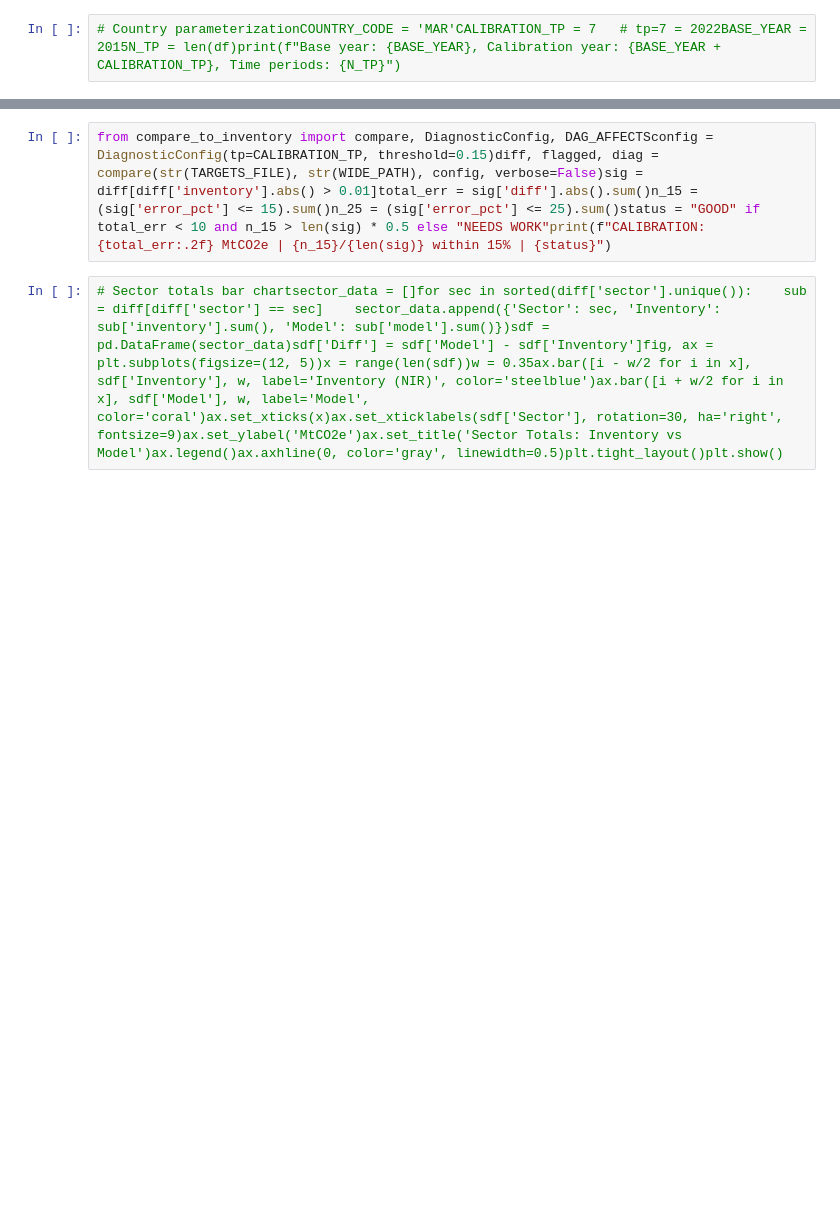
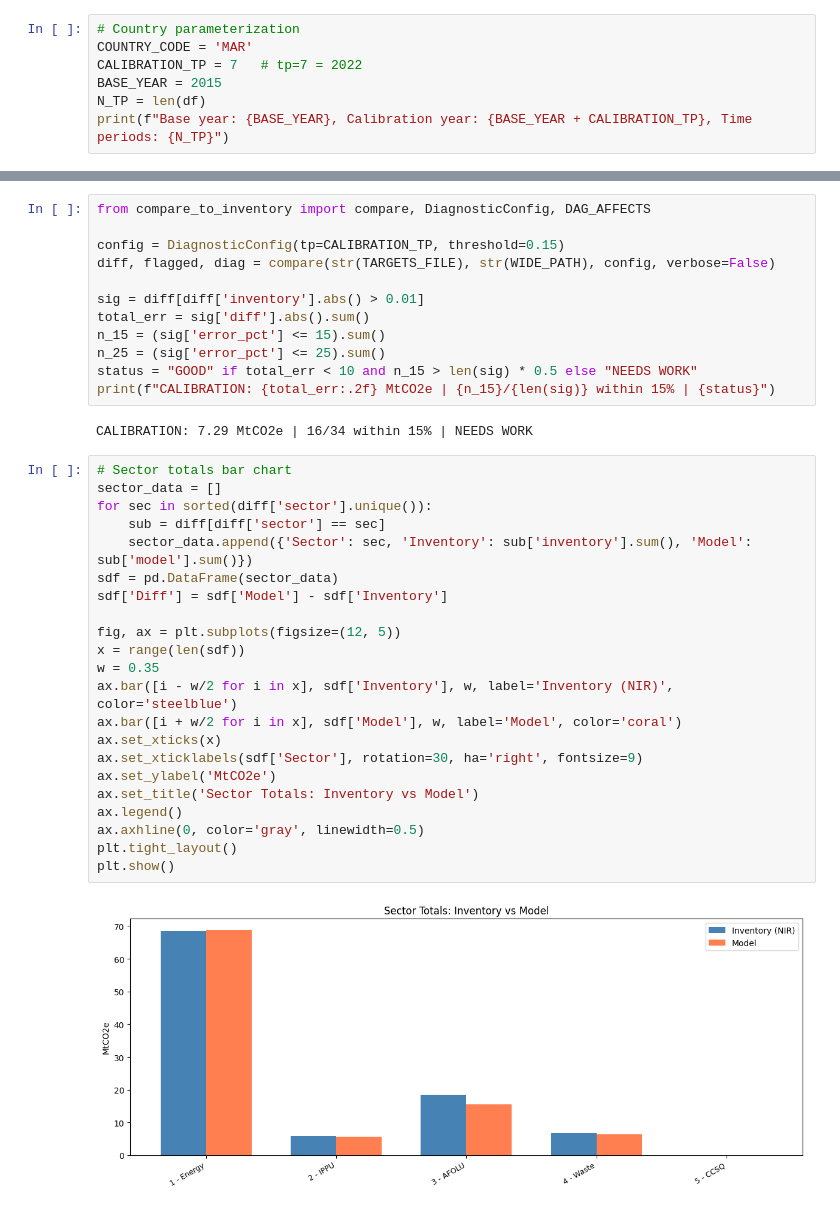
Before and after one commit to sisepuede-framework/ssp_morocco, a Jupyter notebook: ssp_modeling/notebooks/morocco_calibration_workflow.ipynb, the cells around one changed output, grey strips where cells are left out. Cells and saved outputs as stored; diff of their text form; blank space fills up the shorter version.

```diff
--- a/ssp_modeling/notebooks/morocco_calibration_workflow.ipynb
+++ b/ssp_modeling/notebooks/morocco_calibration_workflow.ipynb
@@ -9,2 +97,7 @@ import subprocess, sys, glob, json, os, warningsfrom pathlib import Pathfrom dat
 # %%
-# Country parameterizationCOUNTRY_CODE = 'MAR'CALIBRATION_TP = 7   # tp=7 = 2022BASE_YEAR = 2015N_TP = len(df)print(f"Base year: {BASE_YEAR}, Calibration year: {BASE_YEAR + CALIBRATION_TP}, Time periods: {N_TP}")
+# Country parameterization
+COUNTRY_CODE = 'MAR'
+CALIBRATION_TP = 7   # tp=7 = 2022
+BASE_YEAR = 2015
+N_TP = len(df)
+print(f"Base year: {BASE_YEAR}, Calibration year: {BASE_YEAR + CALIBRATION_TP}, Time periods: {N_TP}")
@@ -29,7 +310,41 @@ import subprocess, sys, glob, json, os, warningsfrom pathlib import Pathfrom dat
 # %%
-from compare_to_inventory import compare, DiagnosticConfig, DAG_AFFECTSconfig = DiagnosticConfig(tp=CALIBRATION_TP, threshold=0.15)diff, flagged, diag = compare(str(TARGETS_FILE), str(WIDE_PATH), config, verbose=False)sig = diff[diff['inventory'].abs() > 0.01]total_err = sig['diff'].abs().sum()n_15 = (sig['error_pct'] <= 15).sum()n_25 = (sig['error_pct'] <= 25).sum()status = "GOOD" if total_err < 10 and n_15 > len(sig) * 0.5 else "NEEDS WORK"print(f"CALIBRATION: {total_err:.2f} MtCO2e | {n_15}/{len(sig)} within 15% | {status}")
+from compare_to_inventory import compare, DiagnosticConfig, DAG_AFFECTS
+
+config = DiagnosticConfig(tp=CALIBRATION_TP, threshold=0.15)
+diff, flagged, diag = compare(str(TARGETS_FILE), str(WIDE_PATH), config, verbose=False)
+
+sig = diff[diff['inventory'].abs() > 0.01]
+total_err = sig['diff'].abs().sum()
+n_15 = (sig['error_pct'] <= 15).sum()
+n_25 = (sig['error_pct'] <= 25).sum()
+status = "GOOD" if total_err < 10 and n_15 > len(sig) * 0.5 else "NEEDS WORK"
+print(f"CALIBRATION: {total_err:.2f} MtCO2e | {n_15}/{len(sig)} within 15% | {status}")
+# %% [output]
+CALIBRATION: 7.29 MtCO2e | 16/34 within 15% | NEEDS WORK
 # %%
-# Sector totals bar chartsector_data = []for sec in sorted(diff['sector'].unique()):    sub = diff[diff['sector'] == sec]    sector_data.append({'Sector': sec, 'Inventory': sub['inventory'].sum(), 'Model': sub['model'].sum()})sdf = pd.DataFrame(sector_data)sdf['Diff'] = sdf['Model'] - sdf['Inventory']fig, ax = plt.subplots(figsize=(12, 5))x = range(len(sdf))w = 0.35ax.bar([i - w/2 for i in x], sdf['Inventory'], w, label='Inventory (NIR)', color='steelblue')ax.bar([i + w/2 for i in x], sdf['Model'], w, label='Model', color='coral')ax.set_xticks(x)ax.set_xticklabels(sdf['Sector'], rotation=30, ha='right', fontsize=9)ax.set_ylabel('MtCO2e')ax.set_title('Sector Totals: Inventory vs Model')ax.legend()ax.axhline(0, color='gray', linewidth=0.5)plt.tight_layout()plt.show()
+# Sector totals bar chart
+sector_data = []
+for sec in sorted(diff['sector'].unique()):
+    sub = diff[diff['sector'] == sec]
+    sector_data.append({'Sector': sec, 'Inventory': sub['inventory'].sum(), 'Model': sub['model'].sum()})
+sdf = pd.DataFrame(sector_data)
+sdf['Diff'] = sdf['Model'] - sdf['Inventory']
+
+fig, ax = plt.subplots(figsize=(12, 5))
+x = range(len(sdf))
+w = 0.35
+ax.bar([i - w/2 for i in x], sdf['Inventory'], w, label='Inventory (NIR)', color='steelblue')
+ax.bar([i + w/2 for i in x], sdf['Model'], w, label='Model', color='coral')
+ax.set_xticks(x)
+ax.set_xticklabels(sdf['Sector'], rotation=30, ha='right', fontsize=9)
+ax.set_ylabel('MtCO2e')
+ax.set_title('Sector Totals: Inventory vs Model')
+ax.legend()
+ax.axhline(0, color='gray', linewidth=0.5)
+plt.tight_layout()
+plt.show()
+# %% [output]
+[figure, added]
 # %%
 # Stacked emission plot by subsector (full trajectory 2015-2070)
 # Uses SISEPUEDE's native color scheme and field names
```
Also changed, not shown: parts of 34 cells of this notebook.
